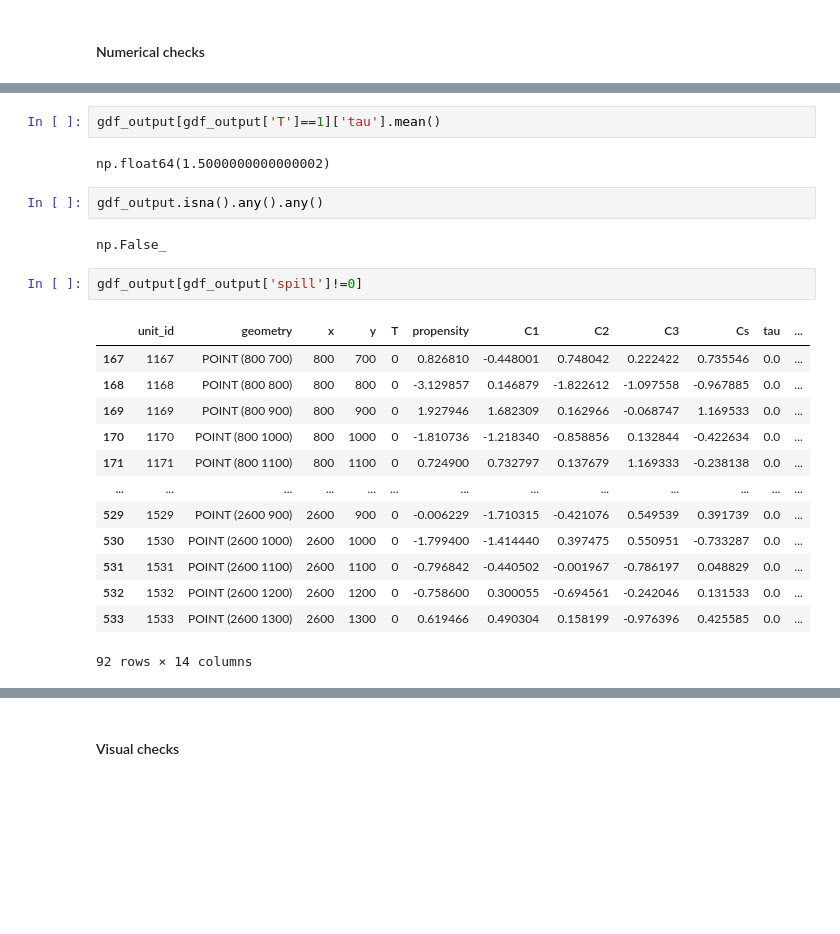
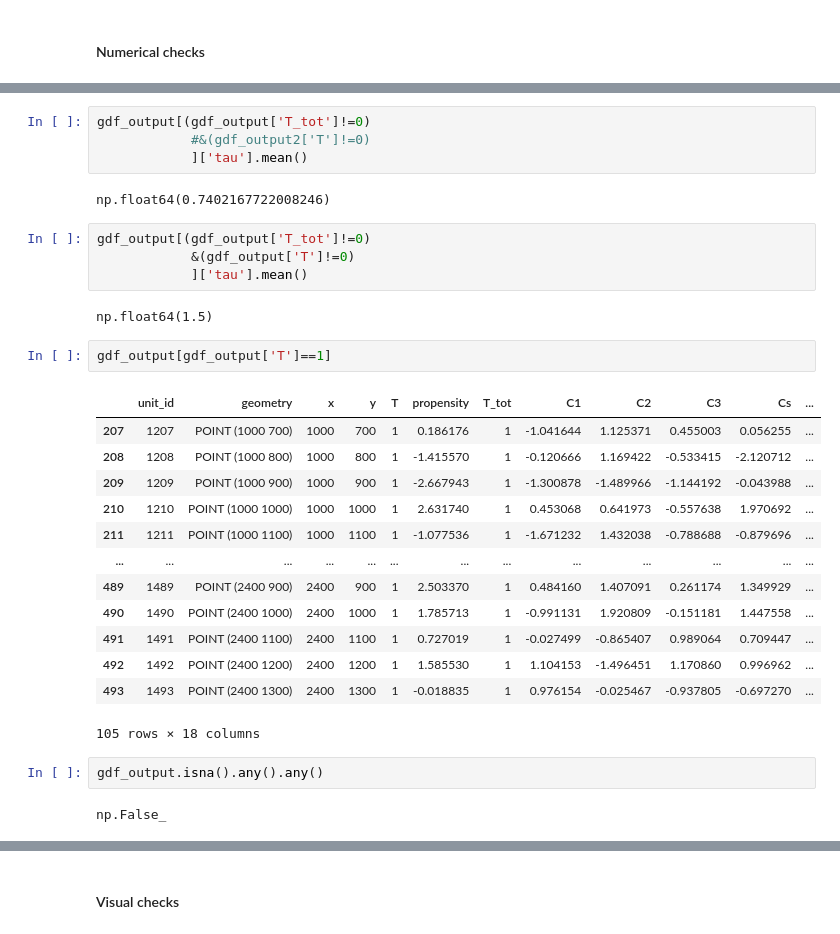
Before and after one commit to Andrew10MAIN/causal_ML_with_spilovers_of_treatment, a Jupyter notebook: 02_generating_data/simulated_data_generation.ipynb, the cells around one changed output, grey strips where cells are left out. Saved outputs shown, nothing was run; the diff lists cells and outputs as text; blank space fills up the shorter version.

```diff
--- a/02_generating_data/simulated_data_generation.ipynb
+++ b/02_generating_data/simulated_data_generation.ipynb
@@ -69,27 +94,35 @@ gdf_output
 # %%
-gdf_output[gdf_output['T']==1]['tau'].mean()
+gdf_output[(gdf_output['T_tot']!=0)
+            #&(gdf_output2['T']!=0)
+            ]['tau'].mean()
 # %% [output]
-np.float64(1.5000000000000002)
+np.float64(0.7402167722008246)
+# %%
+gdf_output[(gdf_output['T_tot']!=0)
+            &(gdf_output['T']!=0)
+            ]['tau'].mean()
+# %% [output]
+np.float64(1.5)
+# %%
+gdf_output[gdf_output['T']==1]
+# %% [output]
+|  | unit_id | geometry | x | y | T | propensity | T_tot | C1 | C2 | C3 | Cs | ... |
+| 207 | 1207 | POINT (1000 700) | 1000 | 700 | 1 | 0.186176 | 1 | -1.041644 | 1.125371 | 0.455003 | 0.056255 | ... |
+| 208 | 1208 | POINT (1000 800) | 1000 | 800 | 1 | -1.415570 | 1 | -0.120666 | 1.169422 | -0.533415 | -2.120712 | ... |
+| 209 | 1209 | POINT (1000 900) | 1000 | 900 | 1 | -2.667943 | 1 | -1.300878 | -1.489966 | -1.144192 | -0.043988 | ... |
+| 210 | 1210 | POINT (1000 1000) | 1000 | 1000 | 1 | 2.631740 | 1 | 0.453068 | 0.641973 | -0.557638 | 1.970692 | ... |
+| 211 | 1211 | POINT (1000 1100) | 1000 | 1100 | 1 | -1.077536 | 1 | -1.671232 | 1.432038 | -0.788688 | -0.879696 | ... |
+| ... | ... | ... | ... | ... | ... | ... | ... | ... | ... | ... | ... | ... |
+| 489 | 1489 | POINT (2400 900) | 2400 | 900 | 1 | 2.503370 | 1 | 0.484160 | 1.407091 | 0.261174 | 1.349929 | ... |
+| 490 | 1490 | POINT (2400 1000) | 2400 | 1000 | 1 | 1.785713 | 1 | -0.991131 | 1.920809 | -0.151181 | 1.447558 | ... |
+| 491 | 1491 | POINT (2400 1100) | 2400 | 1100 | 1 | 0.727019 | 1 | -0.027499 | -0.865407 | 0.989064 | 0.709447 | ... |
+| 492 | 1492 | POINT (2400 1200) | 2400 | 1200 | 1 | 1.585530 | 1 | 1.104153 | -1.496451 | 1.170860 | 0.996962 | ... |
+| 493 | 1493 | POINT (2400 1300) | 2400 | 1300 | 1 | -0.018835 | 1 | 0.976154 | -0.025467 | -0.937805 | -0.697270 | ... |
+105 rows × 18 columns
 # %%
 gdf_output.isna().any().any()
 # %% [output]
 np.False_
-# %%
-gdf_output[gdf_output['spill']!=0]
-# %% [output]
-|  | unit_id | geometry | x | y | T | propensity | C1 | C2 | C3 | Cs | tau | ... |
-| 167 | 1167 | POINT (800 700) | 800 | 700 | 0 | 0.826810 | -0.448001 | 0.748042 | 0.222422 | 0.735546 | 0.0 | ... |
-| 168 | 1168 | POINT (800 800) | 800 | 800 | 0 | -3.129857 | 0.146879 | -1.822612 | -1.097558 | -0.967885 | 0.0 | ... |
-| 169 | 1169 | POINT (800 900) | 800 | 900 | 0 | 1.927946 | 1.682309 | 0.162966 | -0.068747 | 1.169533 | 0.0 | ... |
-| 170 | 1170 | POINT (800 1000) | 800 | 1000 | 0 | -1.810736 | -1.218340 | -0.858856 | 0.132844 | -0.422634 | 0.0 | ... |
-| 171 | 1171 | POINT (800 1100) | 800 | 1100 | 0 | 0.724900 | 0.732797 | 0.137679 | 1.169333 | -0.238138 | 0.0 | ... |
-| ... | ... | ... | ... | ... | ... | ... | ... | ... | ... | ... | ... | ... |
-| 529 | 1529 | POINT (2600 900) | 2600 | 900 | 0 | -0.006229 | -1.710315 | -0.421076 | 0.549539 | 0.391739 | 0.0 | ... |
-| 530 | 1530 | POINT (2600 1000) | 2600 | 1000 | 0 | -1.799400 | -1.414440 | 0.397475 | 0.550951 | -0.733287 | 0.0 | ... |
-| 531 | 1531 | POINT (2600 1100) | 2600 | 1100 | 0 | -0.796842 | -0.440502 | -0.001967 | -0.786197 | 0.048829 | 0.0 | ... |
-| 532 | 1532 | POINT (2600 1200) | 2600 | 1200 | 0 | -0.758600 | 0.300055 | -0.694561 | -0.242046 | 0.131533 | 0.0 | ... |
-| 533 | 1533 | POINT (2600 1300) | 2600 | 1300 | 0 | 0.619466 | 0.490304 | 0.158199 | -0.976396 | 0.425585 | 0.0 | ... |
-92 rows × 14 columns
 # %%
 coords = np.array(list(zip(gdf_output["x"], gdf_output["y"])))
 
```
Also changed, not shown: parts of 24 cells of this notebook, 1 other file.
